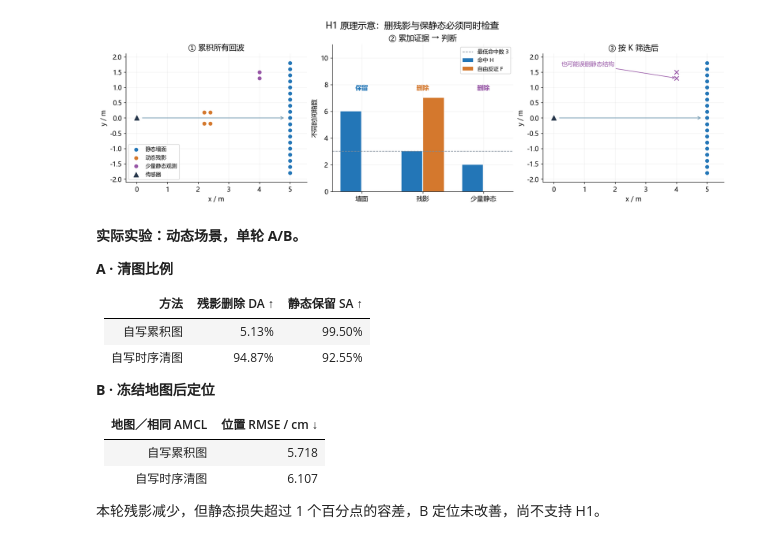
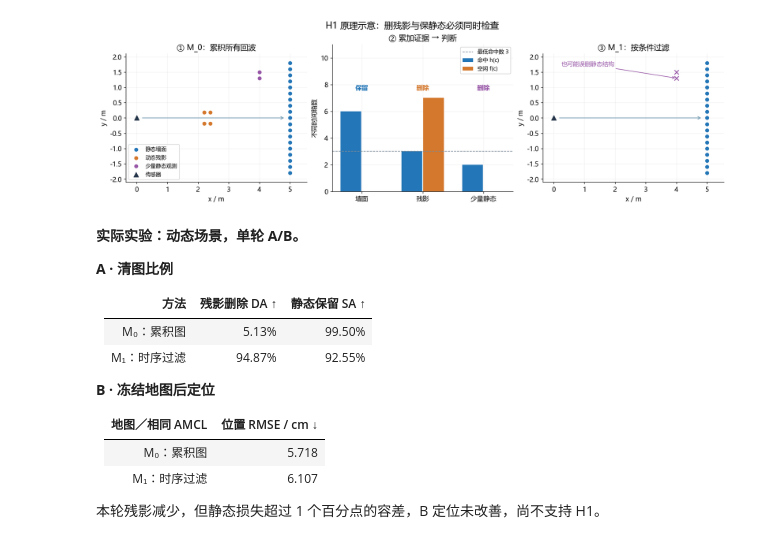
Before and after one commit to p20030920p/SLAM_Learning, a Jupyter notebook: notebooks/presentation/新假设_H1-H2_数学原理与可视化.ipynb, the cells around one changed output. Saved outputs shown, nothing was run; the diff lists cells and outputs as text; code cells hidden in the pictures.

```diff
--- a/notebooks/presentation/新假设_H1-H2_数学原理与可视化.ipynb
+++ b/notebooks/presentation/新假设_H1-H2_数学原理与可视化.ipynb
@@ -52,45 +80,45 @@ $K_c=1$ 表示保留。一个时间箱为 **0.5 秒**，同一格在同一箱内
 # %%
 # 可改参数：保留阈值，与当前实现相同
 min_hits, free_ratio = 3, 1.5
-H = np.array([6, 3, 2])            # 墙面、动态残影、少量静态观测
-F = np.array([0, 7, 0])
-keep = (H >= min_hits) & (H >= free_ratio * F)  # 就是公式 K
+hits = np.array([6, 3, 2])            # 墙面、动态残影、少量静态观测
+free = np.array([0, 7, 0])
+keep = (hits >= min_hits) & (hits >= free_ratio * free)  # 对每个栅格应用 M1 的保留条件
 
 wall = np.column_stack([np.full(19, 5.), np.linspace(-1.8, 1.8, 19)])
 ghost = np.array([[2.2, -.18], [2.2, .18], [2.4, -.18], [2.4, .18]])
 rare = np.array([[4., 1.3], [4., 1.5]])
 groups = [wall, ghost, rare]
 names = ['静态墙面', '动态残影', '少量静态观测']
 colors = [BLUE, ORANGE, PURPLE]
 
 fig, axes = plt.subplots(1, 3, figsize=(14.8, 4.4), layout='constrained')
-for i, title in [(0, '① 累积所有回波'), (2, '③ 按 K 筛选后')]:
+for i, title in [(0, '① M_0：累积所有回波'), (2, '③ M_1：按条件过滤')]:
     ax = axes[i]
     for points, name, color, retained in zip(groups, names, colors, keep):
         if i == 0 or retained:
             ax.scatter(*points.T, color=color, s=32, label=name, zorder=3)
     ax.scatter(0, 0, color='#26364a', marker='^', s=65, label='传感器')
     ax.annotate('', xy=(4.85, 0), xytext=(.15, 0), arrowprops={'arrowstyle': '->', 'color': '#7da2b8', 'lw': 1.3})
     ax.set(title=title, xlim=(-.35, 5.55), ylim=(-2.1, 2.1), xlabel='x / m', ylabel='y / m')
     ax.set_aspect('equal'); tidy(ax)
 axes[0].legend(loc='lower left', fontsize=9)
 axes[2].scatter(*rare.T, color=PURPLE, marker='x', s=55)
 axes[2].annotate('也可能误删静态结构', xy=rare[0], xytext=(.25, 1.7),
                  color=PURPLE, fontsize=10, arrowprops={'arrowstyle': '->', 'color': PURPLE})
 
 ax = axes[1]
 x = np.arange(3)
-ax.bar(x-.18, H, width=.34, color=BLUE, label='命中 H')
-ax.bar(x+.18, F, width=.34, color=ORANGE, label='自由反证 F')
+ax.bar(x-.18, hits, width=.34, color=BLUE, label='命中 h(c)')
+ax.bar(x+.18, free, width=.34, color=ORANGE, label='空闲 f(c)')
 ax.axhline(min_hits, color=GREY, ls='--', lw=1, label='最低命中数 3')
 for i in x:
     ax.text(i, 7.6, '保留' if keep[i] else '删除', ha='center', color=colors[i], weight='bold')
 ax.set(xticks=x, xticklabels=['墙面', '残影', '少量静态'], ylim=(0, 11), ylabel='不同时间箱数', title='② 累加证据 → 判断')
 ax.legend(loc='upper right', fontsize=9); tidy(ax)
 fig.suptitle('H1 原理示意：删残影与保静态必须同时检查', fontsize=15)
 plt.show(); plt.close(fig)
 # %% [output]
-[figure, old version]
+[figure, new version]
 # %% [markdown]
 **实际实验：动态场景，单轮 A/B。**
 
@@ -98,14 +126,14 @@ plt.show(); plt.close(fig)
 
 | 方法 | 残影删除 DA ↑ | 静态保留 SA ↑ |
 | --- | --- | --- |
-| 自写累积图 | 5.13% | 99.50% |
-| 自写时序清图 | 94.87% | 92.55% |
+| M₀：累积图 | 5.13% | 99.50% |
+| M₁：时序过滤 | 94.87% | 92.55% |
 
 **B · 冻结地图后定位**
 
 | 地图／相同 AMCL | 位置 RMSE / cm ↓ |
 | --- | --- |
-| 自写累积图 | 5.718 |
-| 自写时序清图 | 6.107 |
+| M₀：累积图 | 5.718 |
+| M₁：时序过滤 | 6.107 |
 
 本轮残影减少，但静态损失超过 1 个百分点的容差，B 定位未改善，尚不支持 H1。
```
Also changed, not shown: parts of 9 cells of this notebook, 10 other files.
